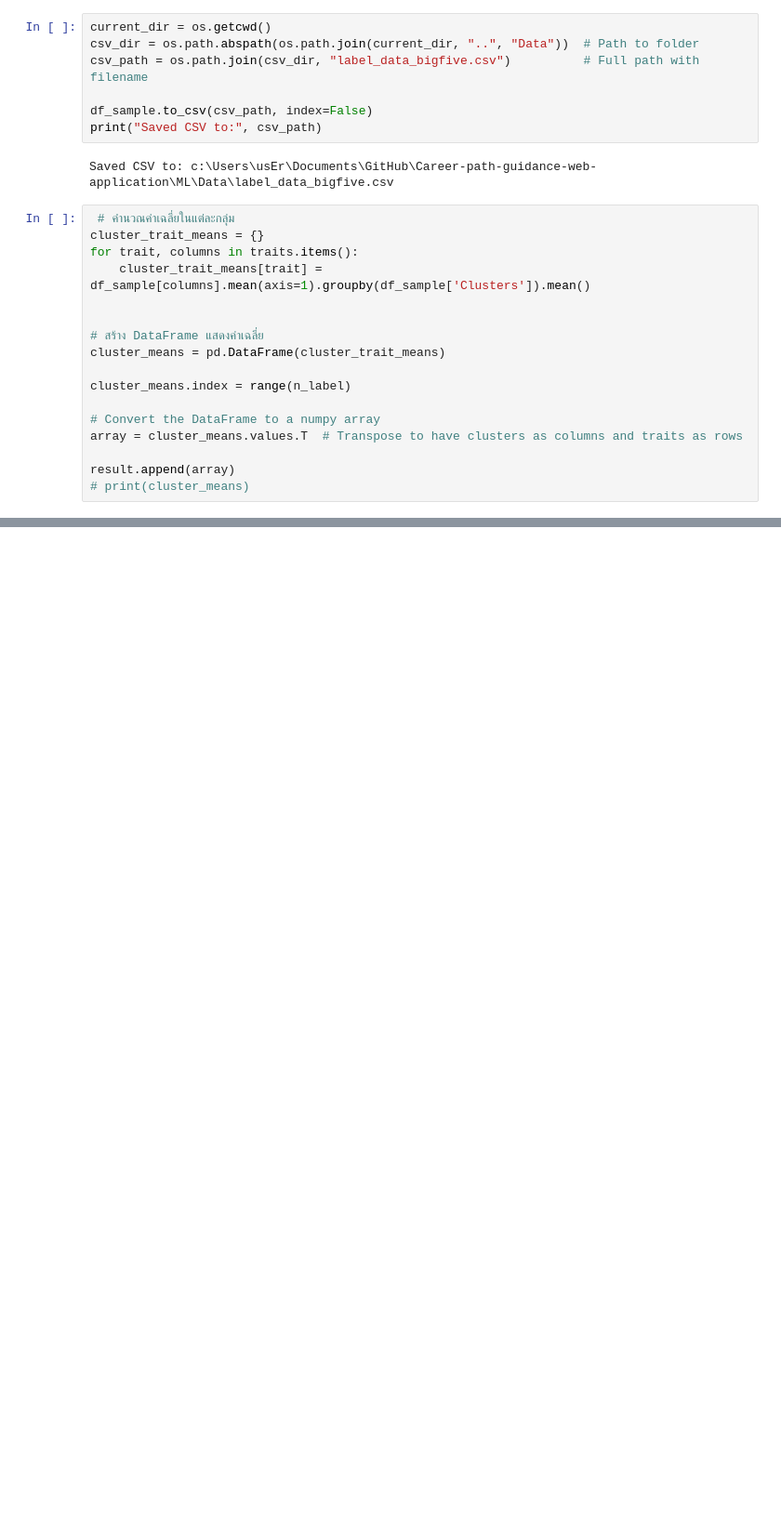
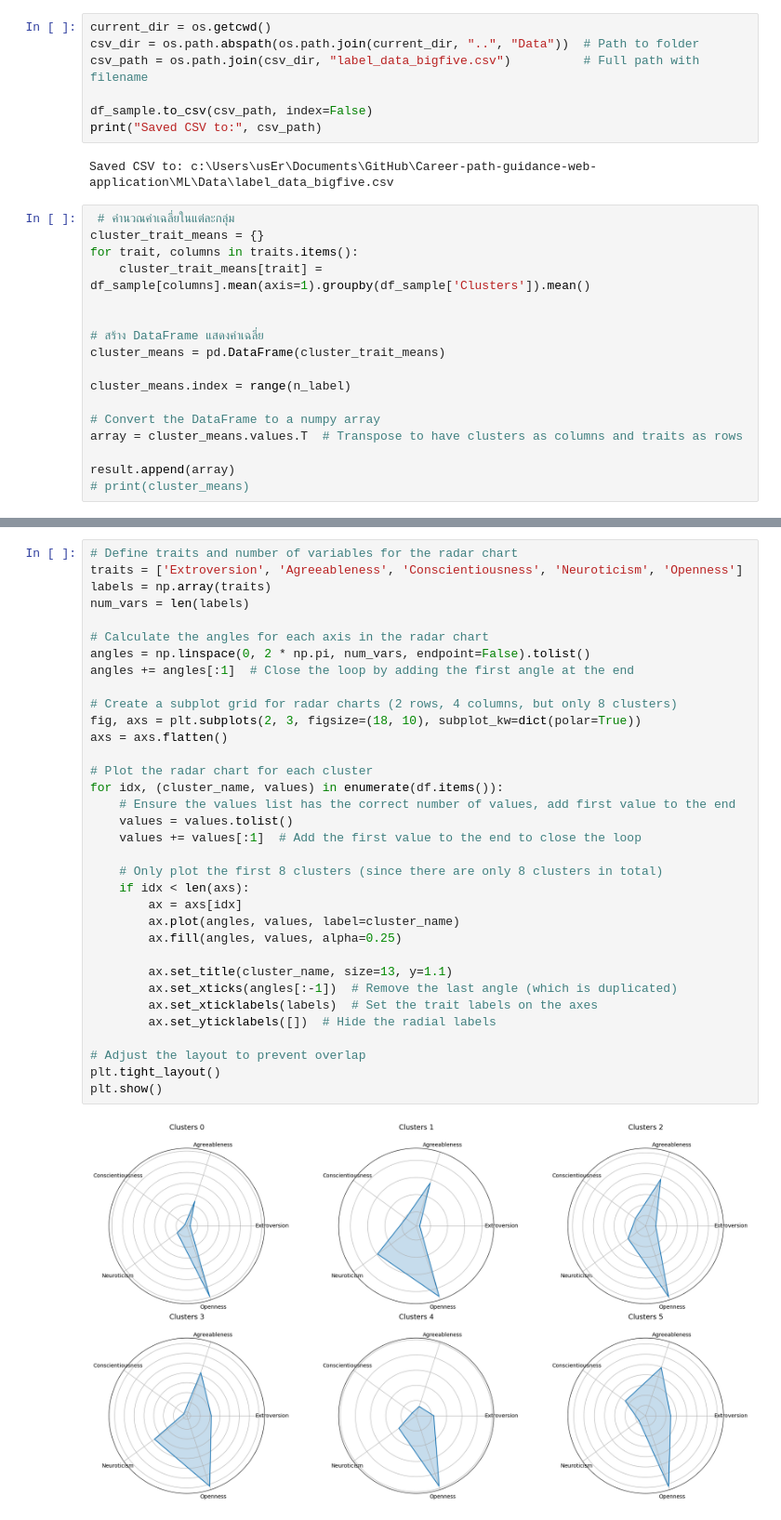
Before and after one commit to hammer-pp/Career-path-guidance-web-application, a Jupyter notebook: ML/notebook/cluster_bigfive.ipynb, the cells around one changed output, grey strips where cells are left out. Shown: that part at 93% size. Drawn from its saved outputs; the diff is of its cells as text; blank space fills up the shorter version.

```diff
--- a/ML/notebook/cluster_bigfive.ipynb
+++ b/ML/notebook/cluster_bigfive.ipynb
@@ -243,0 +242,36 @@ scaled_df
+# %%
+# Define traits and number of variables for the radar chart
+traits = ['Extroversion', 'Agreeableness', 'Conscientiousness', 'Neuroticism', 'Openness']
+labels = np.array(traits)
+num_vars = len(labels)
+
+# Calculate the angles for each axis in the radar chart
+angles = np.linspace(0, 2 * np.pi, num_vars, endpoint=False).tolist()
+angles += angles[:1]  # Close the loop by adding the first angle at the end
+
+# Create a subplot grid for radar charts (2 rows, 4 columns, but only 8 clusters)
+fig, axs = plt.subplots(2, 3, figsize=(18, 10), subplot_kw=dict(polar=True))
+axs = axs.flatten()
+
+# Plot the radar chart for each cluster
+for idx, (cluster_name, values) in enumerate(df.items()):
+    # Ensure the values list has the correct number of values, add first value to the end
+    values = values.tolist()
+    values += values[:1]  # Add the first value to the end to close the loop
+
+    # Only plot the first 8 clusters (since there are only 8 clusters in total)
+    if idx < len(axs):
+        ax = axs[idx]
+        ax.plot(angles, values, label=cluster_name)
+        ax.fill(angles, values, alpha=0.25)
+
+        ax.set_title(cluster_name, size=13, y=1.1)
+        ax.set_xticks(angles[:-1])  # Remove the last angle (which is duplicated)
+        ax.set_xticklabels(labels)  # Set the trait labels on the axes
+        ax.set_yticklabels([])  # Hide the radial labels
+
+# Adjust the layout to prevent overlap
+plt.tight_layout()
+plt.show()
+# %% [output]
+[figure, added]
```
Also changed, not shown: parts of 8 cells of this notebook, 4 other files.
